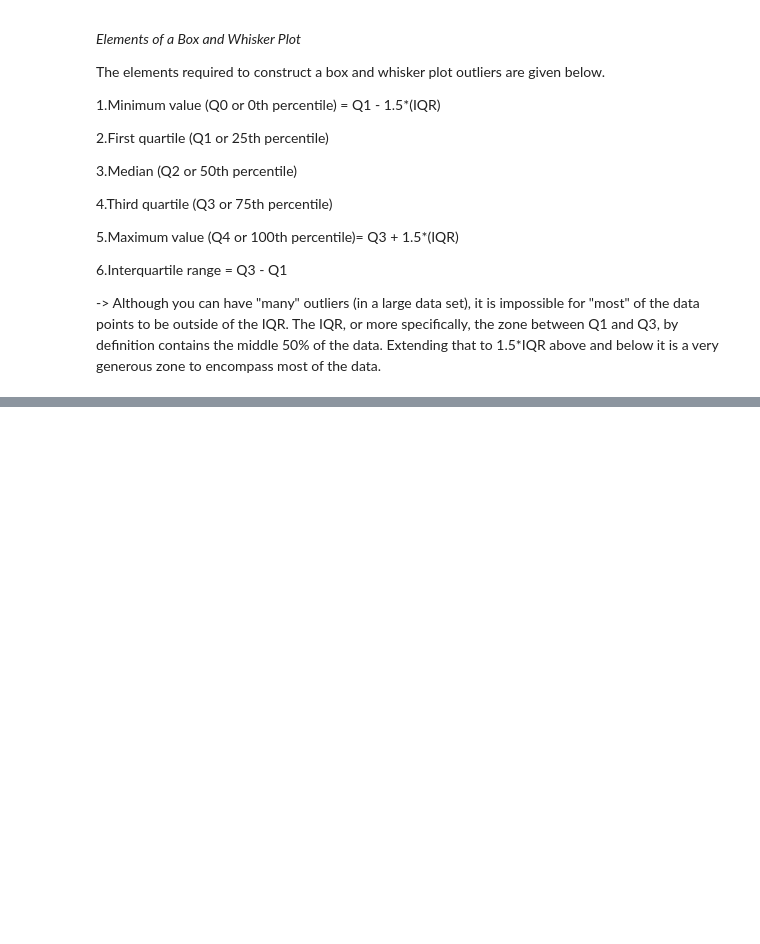
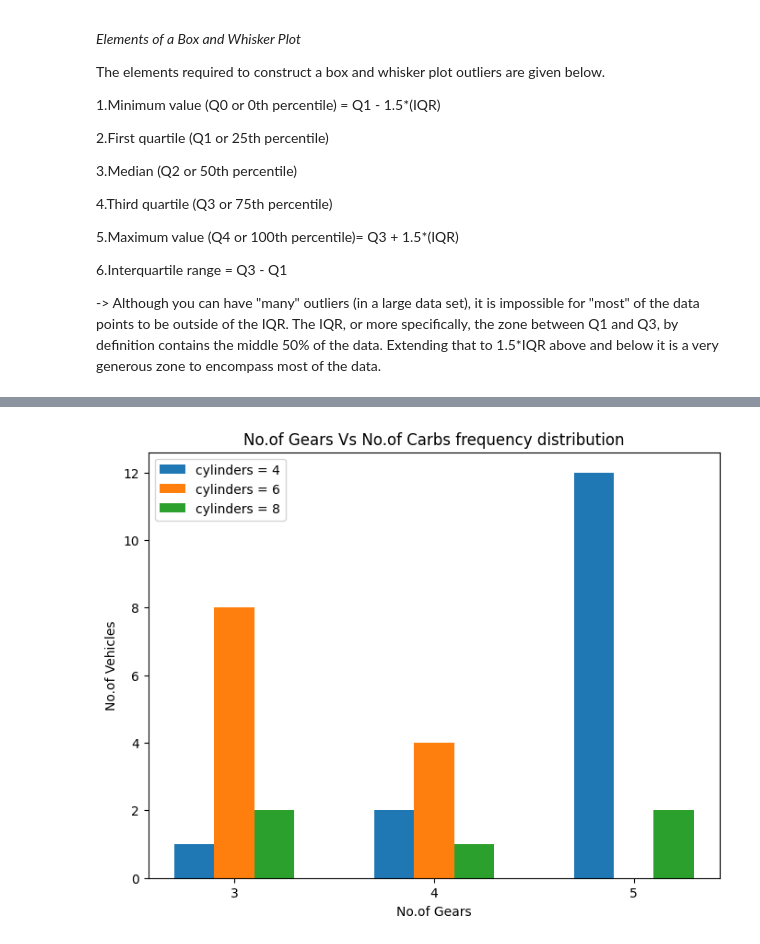
Before and after one commit to bharadwaj008/Data-Science, a Jupyter notebook: Matplotlib_Charts.ipynb, the cells around one changed output, grey strips where cells are left out. Drawn from its saved outputs; the diff is of its cells as text; code cells hidden in the pictures; blank space fills up the shorter version.

```diff
--- a/Matplotlib_Charts.ipynb
+++ b/Matplotlib_Charts.ipynb
@@ -1018,0 +1057,22 @@ plt.show()
+# %%
+categories = crosstab.index
+bar_width = 0.2
+positions_3 = np.arange(len(categories))
+positions_4 = positions_3 + bar_width
+positions_5 = positions_3 + 2*bar_width
+height_3 = crosstab.loc[3].to_numpy().reshape(3)
+height_4 = crosstab.loc[4].to_numpy().reshape(3)
+height_5 = crosstab.loc[5].to_numpy().reshape(3)
+plt.figure(figsize=(8,6))
+plt.bar(x=positions_3,height=height_3,width=bar_width,label = 'cylinders = 4')
+plt.bar(x=positions_4,height=height_4,width=bar_width,label= 'cylinders = 6')
+plt.bar(x=positions_5,height= height_5,width=bar_width,label = 'cylinders = 8')
+plt.legend()
+# Add labels, title, and legend
+plt.xlabel('No.of Gears')
+plt.ylabel('No.of Vehicles')
+plt.title('No.of Gears Vs No.of Carbs frequency distribution')
+plt.xticks((positions_3 + positions_4 + positions_5) / 3,labels=['3','4','5'])  # Set x-axis ticks at the midpoint between A and B bars
+plt.show()
+# %% [output]
+[figure, added]
```
Also changed, not shown: parts of 15 cells of this notebook, 5 other files.
